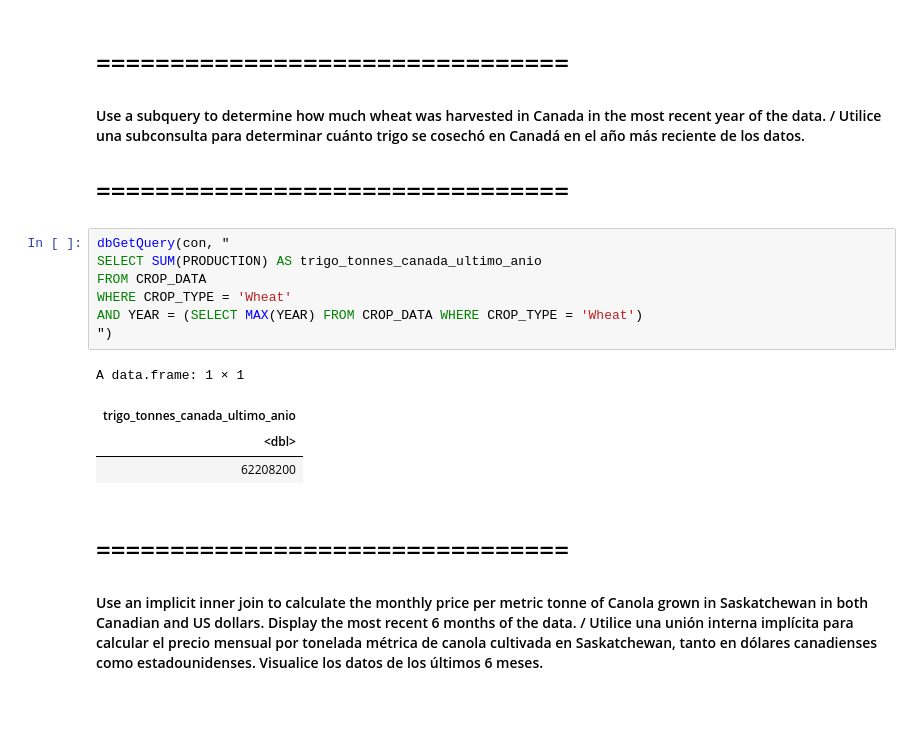
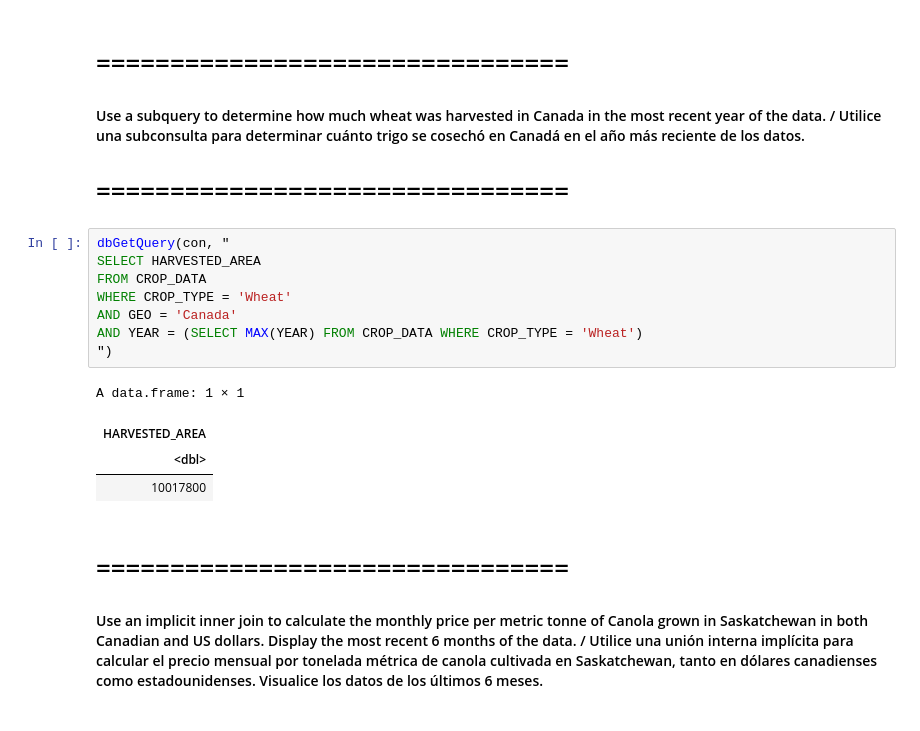
Before and after one commit to FLopez727/Canadian-Crop-Production-Analysis, a Jupyter notebook: CropAnalytics_Canada_FinalProject.ipynb, the cells around one changed output. Drawn from its saved outputs; the diff is of its cells as text.

```diff
--- a/CropAnalytics_Canada_FinalProject.ipynb
+++ b/CropAnalytics_Canada_FinalProject.ipynb
@@ -264,16 +263,17 @@ A data.frame: 12 × 3
 # ================================
 # %%
 dbGetQuery(con, "
-SELECT SUM(PRODUCTION) AS trigo_tonnes_canada_ultimo_anio
+SELECT HARVESTED_AREA
 FROM CROP_DATA
 WHERE CROP_TYPE = 'Wheat'
+AND GEO = 'Canada'
 AND YEAR = (SELECT MAX(YEAR) FROM CROP_DATA WHERE CROP_TYPE = 'Wheat')
 ")
 # %% [output]
 A data.frame: 1 × 1
-| trigo_tonnes_canada_ultimo_anio |
+| HARVESTED_AREA |
 | <dbl> |
-| 62208200 |
+| 10017800 |
 # %% [markdown]
 # ================================
 #### Use an implicit inner join to calculate the monthly price per metric tonne of Canola grown in Saskatchewan in both Canadian and US dollars. Display the most recent 6 months of the data. / Utilice una unión interna implícita para calcular el precio mensual por tonelada métrica de canola cultivada en Saskatchewan, tanto en dólares canadienses como estadounidenses. Visualice los datos de los últimos 6 meses.
```
Also changed, not shown: parts of 3 cells of this notebook, 1 other file.
